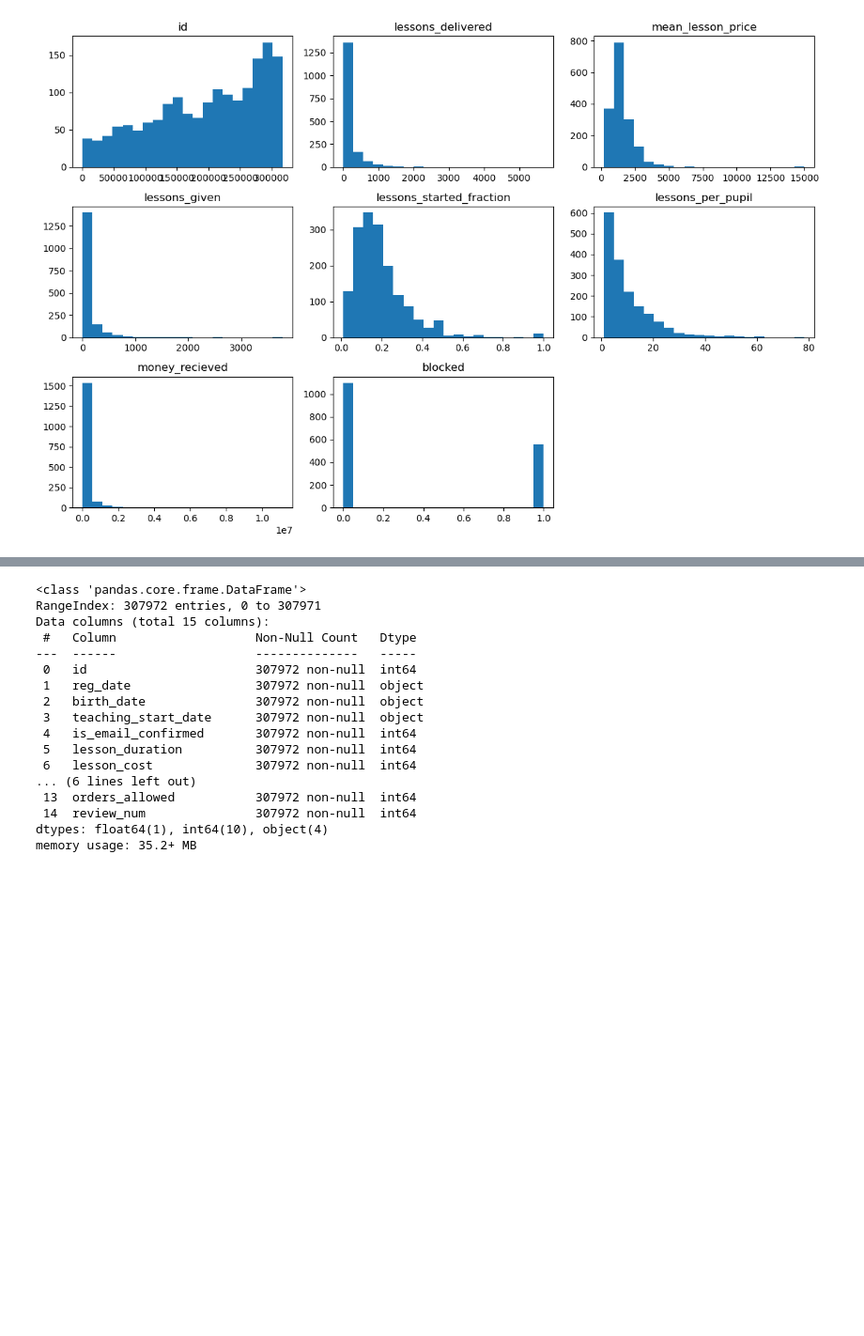
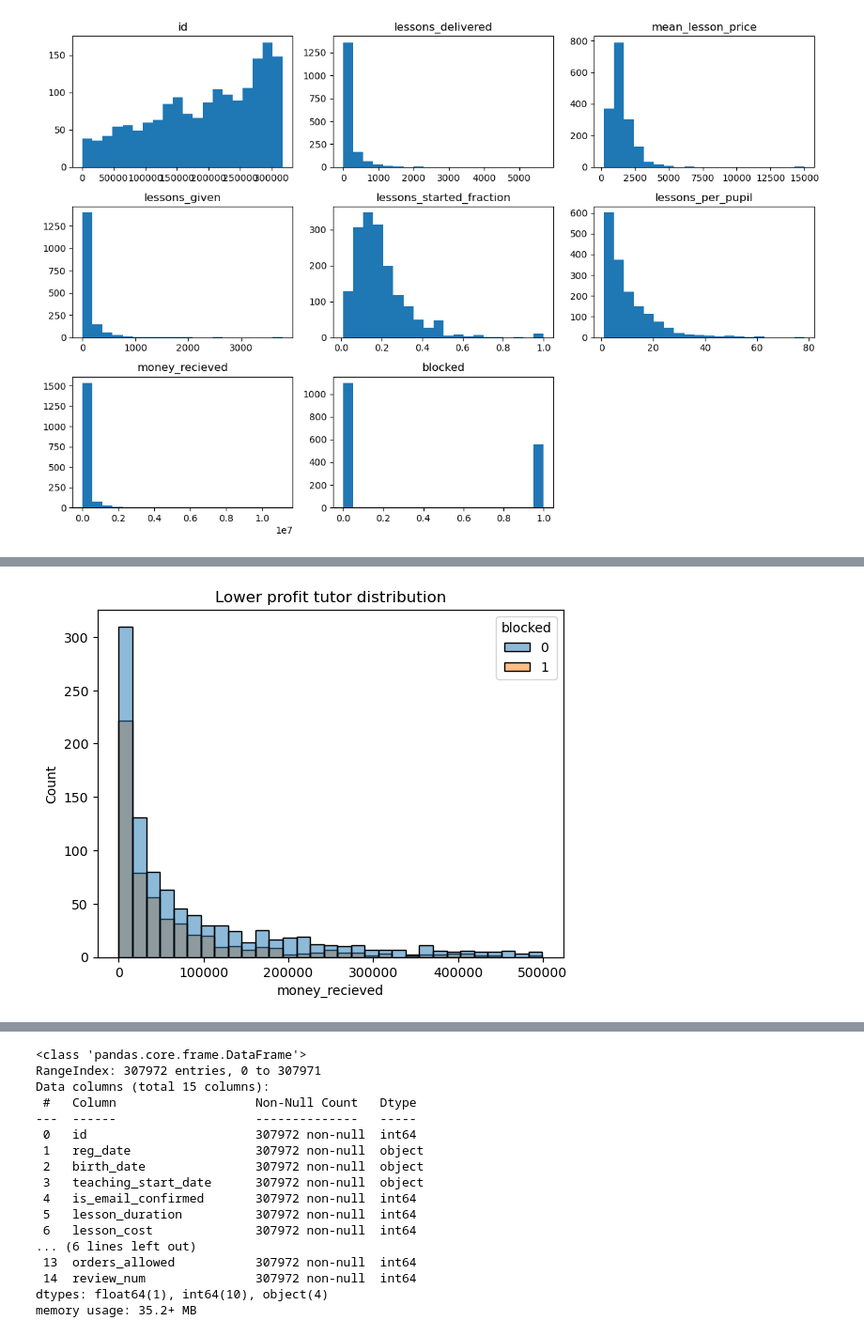
Before and after one commit to AndreiChernovJr/Repetitor-efficiency-and-antifraud, a Jupyter notebook: research_workbook.ipynb, the cells around one changed output, grey strips where cells are left out. Shown at 94% size. Saved outputs shown, nothing was run; the diff lists cells and outputs as text; code cells hidden in the pictures; blank space fills up the shorter version.

```diff
--- a/research_workbook.ipynb
+++ b/research_workbook.ipynb
@@ -70,0 +154,8 @@ plt.show()
+# %%
+sns.histplot(x = 'money_recieved',
+             data = teachers[teachers['money_recieved']<=500000],
+            hue = 'blocked')
+plt.title('Lower profit tutor distribution')
+plt.show()
+# %% [output]
+[figure, added]
```
Also changed, not shown: parts of 129 cells of this notebook.
